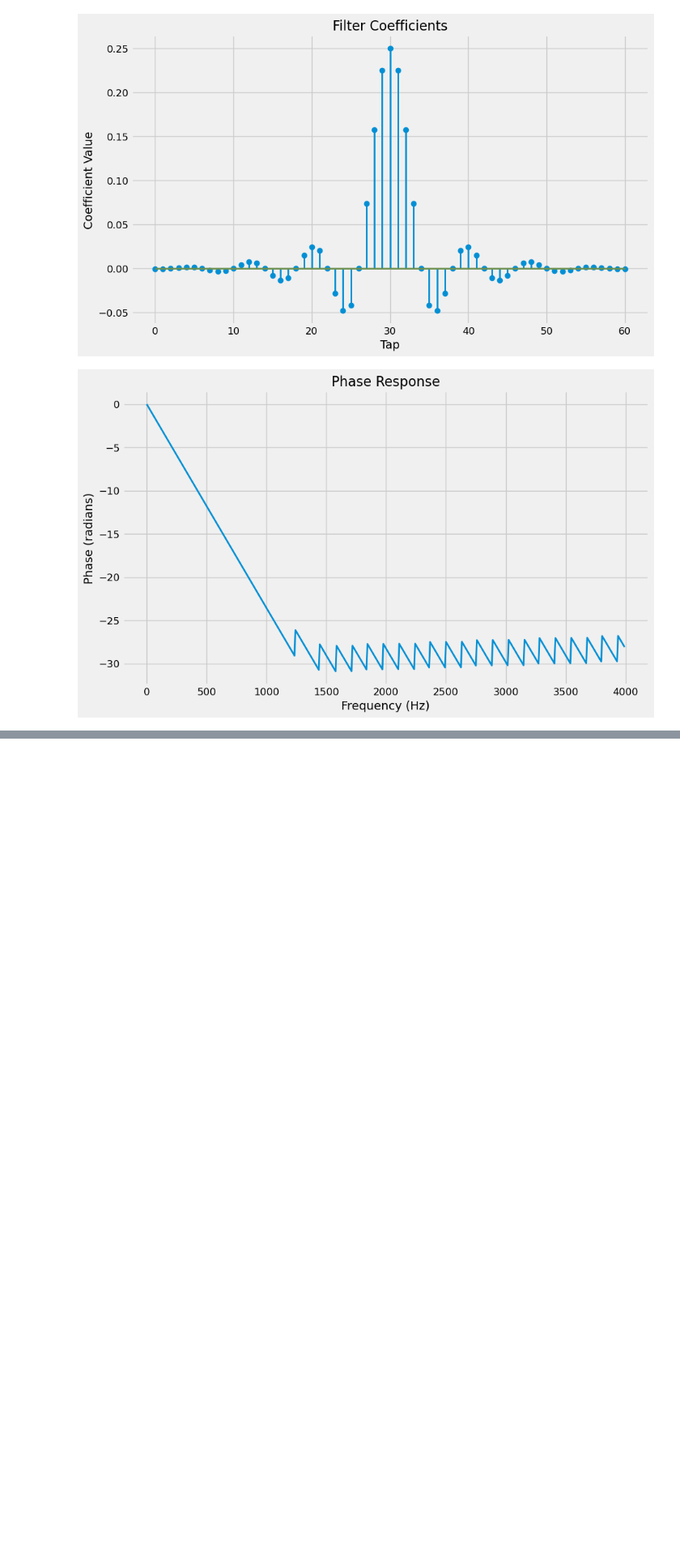
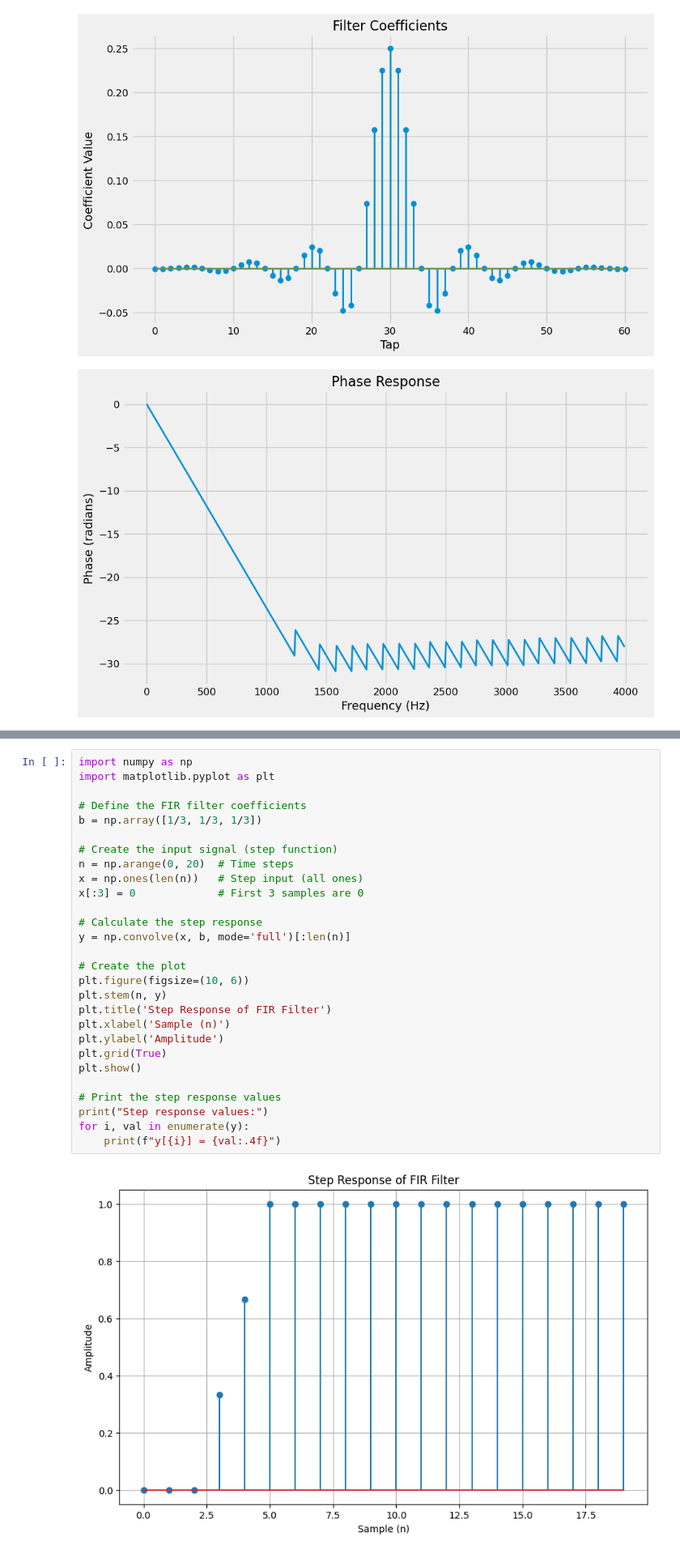
Before and after one commit to bartekkroczek/PhD, a Jupyter notebook: Experiment_1/Analysis/FIR_Analysis.ipynb, the cells around one changed output, grey strips where cells are left out. Shown at 81% size. Saved outputs shown, nothing was run; the diff lists cells and outputs as text; blank space fills up the shorter version.

```diff
--- a/Experiment_1/Analysis/FIR_Analysis.ipynb
+++ b/Experiment_1/Analysis/FIR_Analysis.ipynb
@@ -184,0 +334,30 @@ plot_phase_response(fir_coeff, fs)
+# %%
+import numpy as np
+import matplotlib.pyplot as plt
+
+# Define the FIR filter coefficients
+b = np.array([1/3, 1/3, 1/3])
+
+# Create the input signal (step function)
+n = np.arange(0, 20)  # Time steps
+x = np.ones(len(n))   # Step input (all ones)
+x[:3] = 0             # First 3 samples are 0
+
+# Calculate the step response
+y = np.convolve(x, b, mode='full')[:len(n)]
+
+# Create the plot
+plt.figure(figsize=(10, 6))
+plt.stem(n, y)
+plt.title('Step Response of FIR Filter')
+plt.xlabel('Sample (n)')
+plt.ylabel('Amplitude')
+plt.grid(True)
+plt.show()
+
+# Print the step response values
+print("Step response values:")
+for i, val in enumerate(y):
+    print(f"y[{i}] = {val:.4f}")
+# %% [output]
+[figure, added]
```
Also changed, not shown: parts of 14 cells of this notebook, 23 other files.
